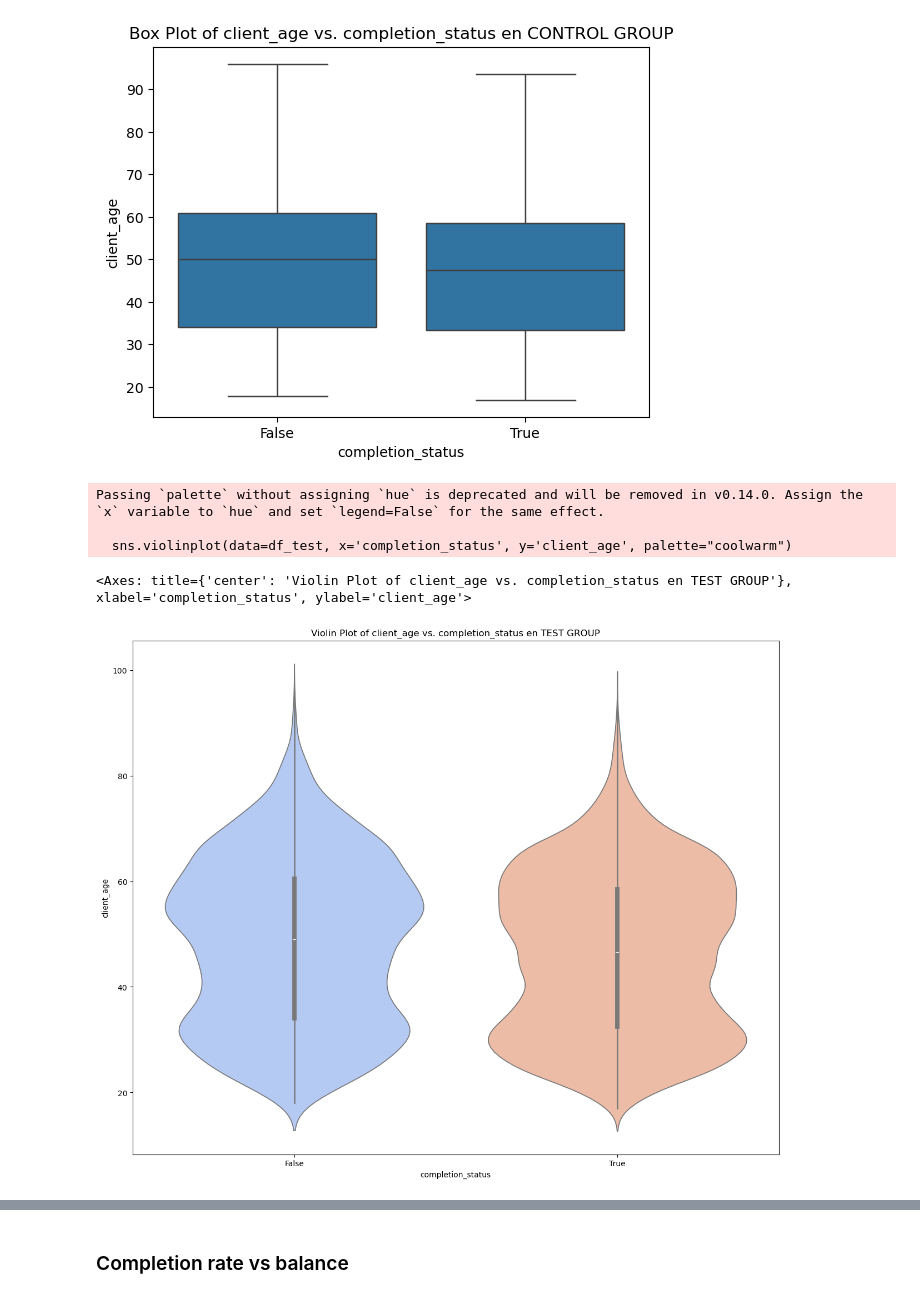
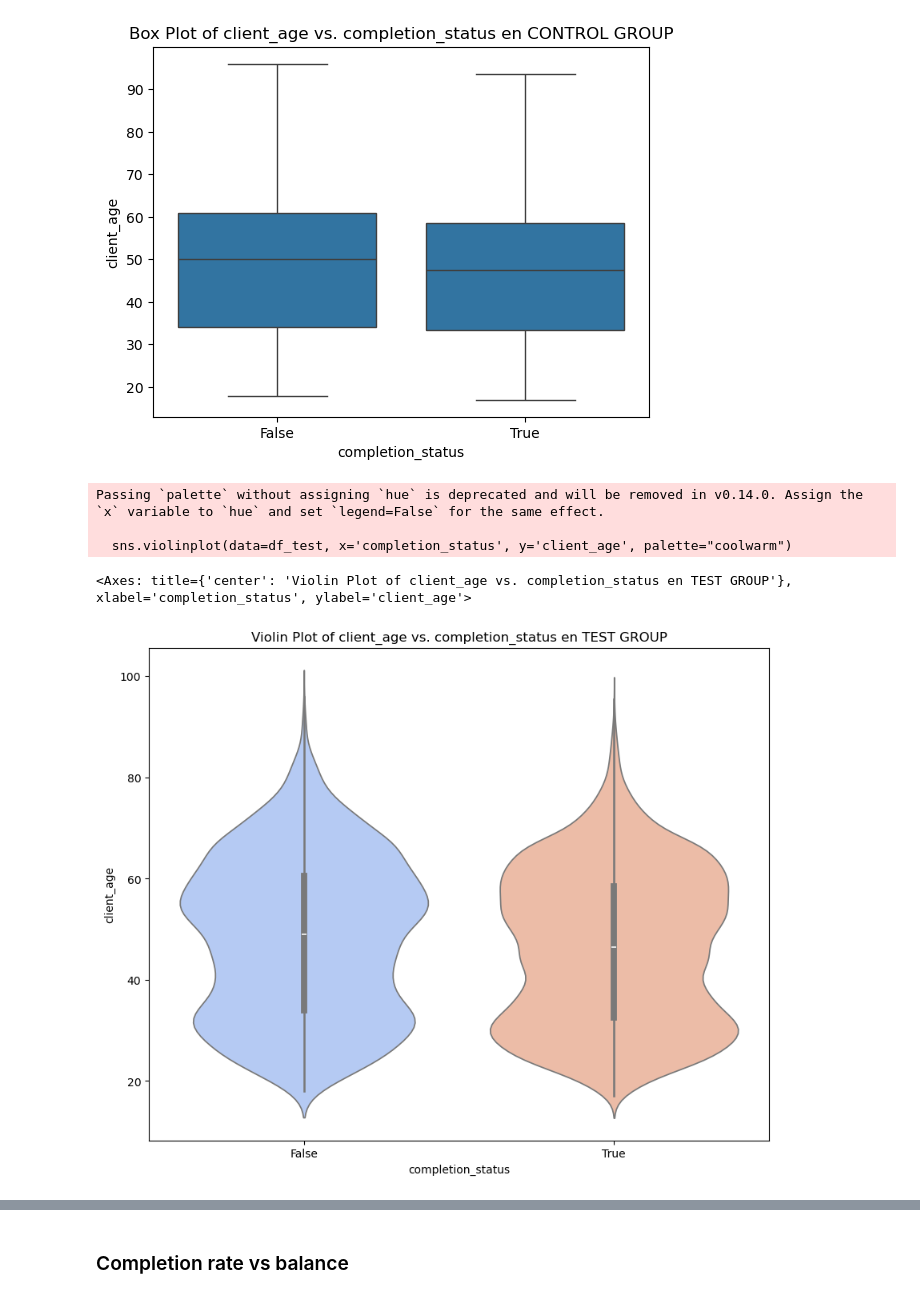
Before and after one commit to almudenaolg/Vanguard-AB-Test-Analysis, a Jupyter notebook: exploratory.ipynb, the cells around one changed output, grey strips where cells are left out. Saved outputs shown, nothing was run; the diff lists cells and outputs as text; code cells hidden in the pictures.

```diff
--- a/exploratory.ipynb
+++ b/exploratory.ipynb
@@ -886,13 +1382,13 @@ sns.boxplot(x='completion_status', y='client_age', data=df_control)
 <Axes: title={'center': 'Box Plot of client_age vs. completion_status en CONTROL GROUP'}, xlabel='completion_status', ylabel='client_age'>
 [figure]
 # %%
-plt.figure(figsize=(15, 12))
+plt.figure(figsize=(10, 8))
 plt.title('Violin Plot of client_age vs. completion_status en TEST GROUP')
 sns.violinplot(data=df_test, x='completion_status', y='client_age', palette="coolwarm")
 # %% [output]
 Passing `palette` without assigning `hue` is deprecated and will be removed in v0.14.0. Assign the `x` variable to `hue` and set `legend=False` for the same effect.
 
   sns.violinplot(data=df_test, x='completion_status', y='client_age', palette="coolwarm")
 <Axes: title={'center': 'Violin Plot of client_age vs. completion_status en TEST GROUP'}, xlabel='completion_status', ylabel='client_age'>
-[figure, old version]
+[figure, new version]
 # %%
```
Also changed, not shown: parts of 125 cells of this notebook, 3 other files.
